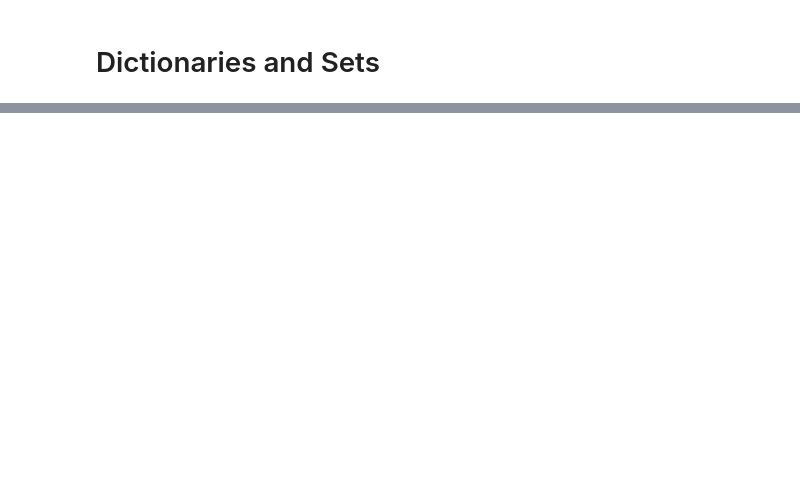
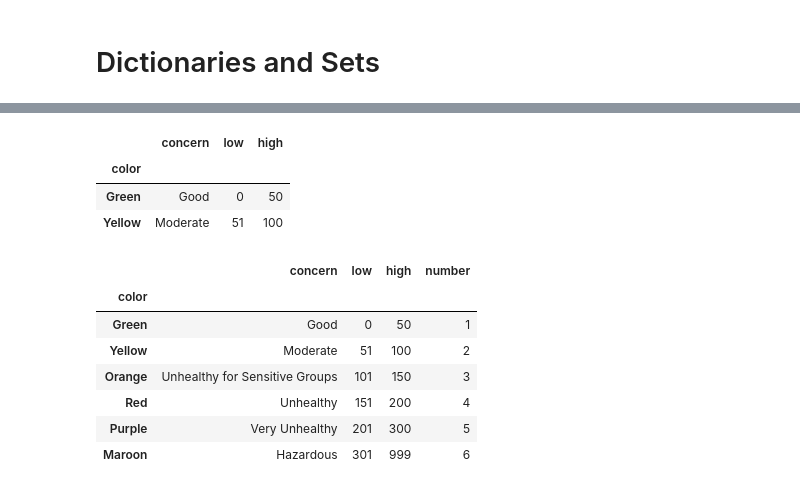
Before and after one commit to AndrewPiasecki/PythonCourse, a Jupyter notebook: ClassAssignment.ipynb, the cells around one changed output, grey strips where cells are left out. Drawn from its saved outputs; the diff is of its cells as text; code cells hidden in the pictures; blank space fills up the shorter version.

```diff
--- a/ClassAssignment.ipynb
+++ b/ClassAssignment.ipynb
@@ -162,0 +146,6 @@ print(set1 & set2)
+# %%
+dfAQI = pd.read_csv('/content/sample_data/aqi_pipe.txt')
+print(dfAQI)
+
+dfAQI = pd.read_csv('/content/sample_data/aqi_pipe.txt', index_col = 'color', comment = '#', delimiter = '|')
+print(dfAQI)
@@ -162,0 +252,19 @@ print(set1 & set2)
+# %%
+dfAQI[dfAQI.high <= 100]
+# %% [output]
+|  | concern | low | high |
+| color |  |  |  |
+| Green | Good | 0 | 50 |
+| Yellow | Moderate | 51 | 100 |
+# %%
+dfAQI['number'] = [1, 2, 3, 4, 5, 6]
+dfAQI
+# %% [output]
+|  | concern | low | high | number |
+| color |  |  |  |  |
+| Green | Good | 0 | 50 | 1 |
+| Yellow | Moderate | 51 | 100 | 2 |
+| Orange | Unhealthy for Sensitive Groups | 101 | 150 | 3 |
+| Red | Unhealthy | 151 | 200 | 4 |
+| Purple | Very Unhealthy | 201 | 300 | 5 |
+| Maroon | Hazardous | 301 | 999 | 6 |
```
Also changed, not shown: parts of 28 cells of this notebook.
